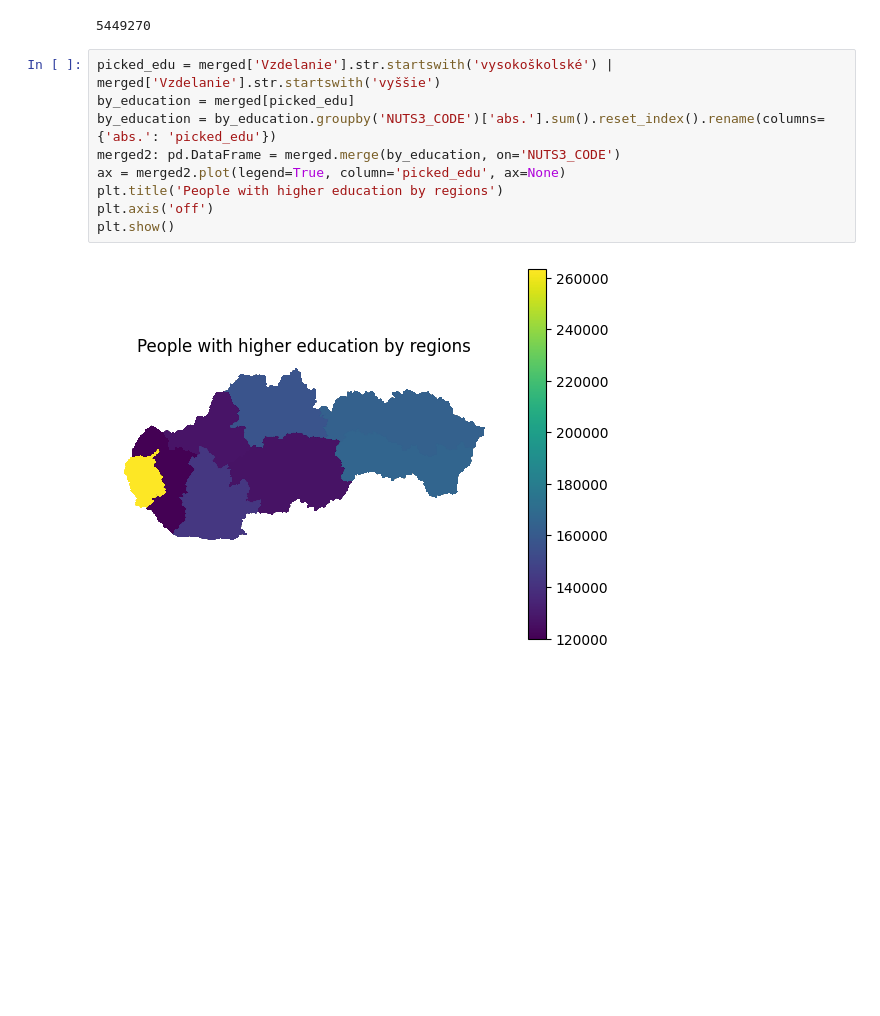
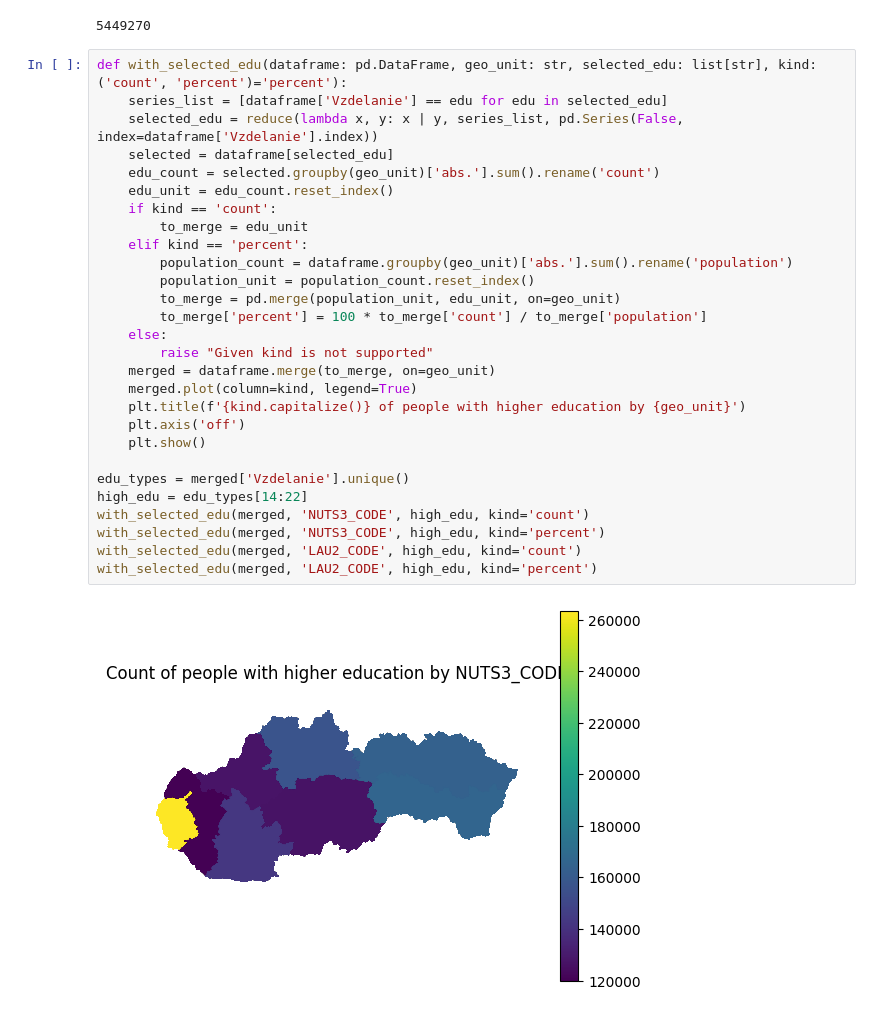
Before and after one commit to AndruKP/mathprofi-education, a Jupyter notebook: nolas.ipynb, the cells around one changed output. Saved outputs shown, nothing was run; the diff lists cells and outputs as text; blank space fills up the shorter version.

Commit message:
Refactor and implement percentage display

```diff
--- a/nolas.ipynb
+++ b/nolas.ipynb
@@ -45,14 +56,33 @@ Data columns (total 20 columns):
 dtypes: datetime64[ns, UTC](1), geometry(1), int64(3), object(15)
 memory usage: 1.1+ MB
 5449270
-# %%
-picked_edu = merged['Vzdelanie'].str.startswith('vysokoškolské') | merged['Vzdelanie'].str.startswith('vyššie')
-by_education = merged[picked_edu]
-by_education = by_education.groupby('NUTS3_CODE')['abs.'].sum().reset_index().rename(columns={'abs.': 'picked_edu'})
-merged2: pd.DataFrame = merged.merge(by_education, on='NUTS3_CODE')
-ax = merged2.plot(legend=True, column='picked_edu', ax=None)
-plt.title('People with higher education by regions')
-plt.axis('off')
-plt.show()
-# %% [output]
-[figure, removed]
+# %%
+def with_selected_edu(dataframe: pd.DataFrame, geo_unit: str, selected_edu: list[str], kind: ('count', 'percent')='percent'):
+    series_list = [dataframe['Vzdelanie'] == edu for edu in selected_edu]
+    selected_edu = reduce(lambda x, y: x | y, series_list, pd.Series(False, index=dataframe['Vzdelanie'].index))
+    selected = dataframe[selected_edu]
+    edu_count = selected.groupby(geo_unit)['abs.'].sum().rename('count')
+    edu_unit = edu_count.reset_index()
+    if kind == 'count':
+        to_merge = edu_unit
+    elif kind == 'percent':
+        population_count = dataframe.groupby(geo_unit)['abs.'].sum().rename('population')
+        population_unit = population_count.reset_index()
+        to_merge = pd.merge(population_unit, edu_unit, on=geo_unit)
+        to_merge['percent'] = 100 * to_merge['count'] / to_merge['population']
+    else:
+        raise "Given kind is not supported"
+    merged = dataframe.merge(to_merge, on=geo_unit)
+    merged.plot(column=kind, legend=True)
+    plt.title(f'{kind.capitalize()} of people with higher education by {geo_unit}')
+    plt.axis('off')
+    plt.show()
+
+edu_types = merged['Vzdelanie'].unique()
+high_edu = edu_types[14:22]
+with_selected_edu(merged, 'NUTS3_CODE', high_edu, kind='count')
+with_selected_edu(merged, 'NUTS3_CODE', high_edu, kind='percent')
+with_selected_edu(merged, 'LAU2_CODE', high_edu, kind='count')
+with_selected_edu(merged, 'LAU2_CODE', high_edu, kind='percent')
+# %% [output]
+[figure, added]
```
Also changed, not shown: parts of 4 cells of this notebook.
